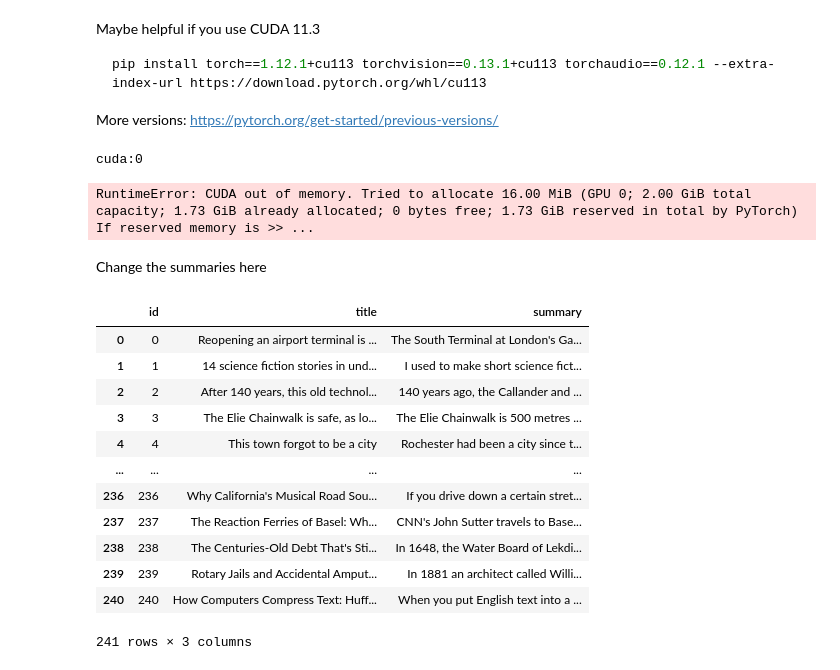
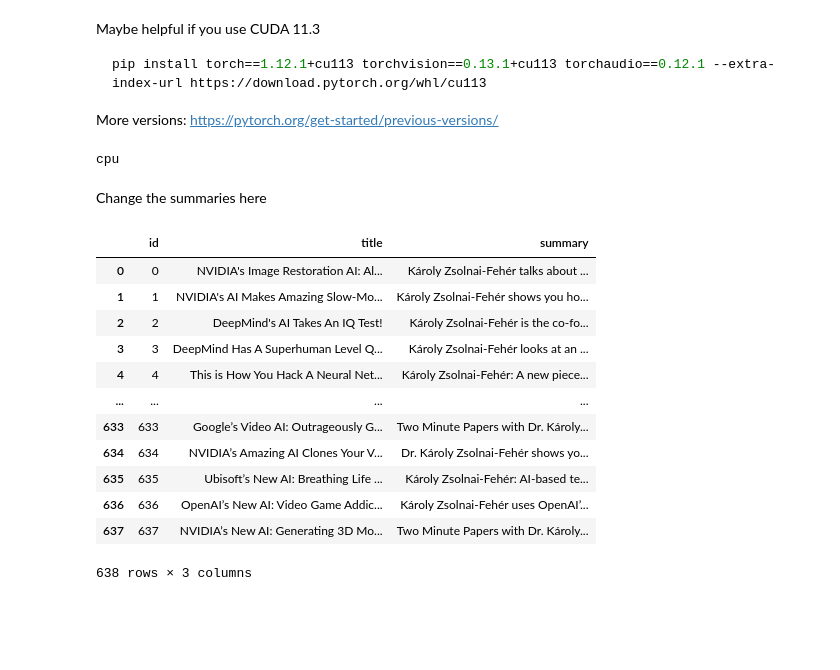
Before and after one commit to marvkosmai/devp-content-creaitor, a Jupyter notebook: notebooks/generate_titles_from_summaries.ipynb, the cells around one changed output. Drawn from its saved outputs; the diff is of its cells as text; code cells hidden in the pictures; blank space fills up the shorter version.

```diff
--- a/notebooks/generate_titles_from_summaries.ipynb
+++ b/notebooks/generate_titles_from_summaries.ipynb
@@ -15,31 +15,30 @@ pip install torch==1.12.1+cu113 torchvision==0.13.1+cu113 torchaudio==0.12.1 --e
 More versions: https://pytorch.org/get-started/previous-versions/
 # %%
 device = 'cpu'
-device = 'cuda:0' if torch.cuda.is_available() else 'cpu'
+# device = 'cuda:0' if torch.cuda.is_available() else 'cpu'
 print(device)
 model = model.to(device)
 # %% [output]
-cuda:0
+cpu
-RuntimeError: CUDA out of memory. Tried to allocate 16.00 MiB (GPU 0; 2.00 GiB total capacity; 1.73 GiB already allocated; 0 bytes free; 1.73 GiB reserved in total by PyTorch) If reserved memory is >> ...
 # %% [markdown]
 Change the summaries here
 # %%
-summaries = pd.read_csv('../data/datasets/summary_title_tom_scott/tom_scott_title_summary.csv')
+summaries = pd.read_csv('../data/datasets/summary_title_two_minute_papers/two_minute_papers_all_title_summary.csv')
 summaries
 # %% [output]
 |  | id | title | summary |
-| 0 | 0 | Reopening an airport terminal is ... | The South Terminal at London's Ga... |
-| 1 | 1 | 14 science fiction stories in und... | I used to make short science fict... |
-| 2 | 2 | After 140 years, this old technol... | 140 years ago, the Callander and ... |
-| 3 | 3 | The Elie Chainwalk is safe, as lo... | The Elie Chainwalk is 500 metres ... |
-| 4 | 4 | This town forgot to be a city | Rochester had been a city since t... |
+| 0 | 0 | NVIDIA's Image Restoration AI: Al... | Károly Zsolnai-Fehér talks about ... |
+| 1 | 1 | NVIDIA's AI Makes Amazing Slow-Mo... | Károly Zsolnai-Fehér shows you ho... |
+| 2 | 2 | DeepMind's AI Takes An IQ Test! | Károly Zsolnai-Fehér is the co-fo... |
+| 3 | 3 | DeepMind Has A Superhuman Level Q... | Károly Zsolnai-Fehér looks at an ... |
+| 4 | 4 | This is How You Hack A Neural Net... | Károly Zsolnai-Fehér: A new piece... |
 | ... | ... | ... | ... |
-| 236 | 236 | Why California's Musical Road Sou... | If you drive down a certain stret... |
-| 237 | 237 | The Reaction Ferries of Basel: Wh... | CNN's John Sutter travels to Base... |
-| 238 | 238 | The Centuries-Old Debt That's Sti... | In 1648, the Water Board of Lekdi... |
-| 239 | 239 | Rotary Jails and Accidental Amput... | In 1881 an architect called Willi... |
-| 240 | 240 | How Computers Compress Text: Huff... | When you put English text into a ... |
+| 633 | 633 | Google’s Video AI: Outrageously G... | Two Minute Papers with Dr. Károly... |
+| 634 | 634 | NVIDIA’s Amazing AI Clones Your V... | Dr. Károly Zsolnai-Fehér shows yo... |
+| 635 | 635 | Ubisoft’s New AI: Breathing Life ... | Károly Zsolnai-Fehér: AI-based te... |
+| 636 | 636 | OpenAI’s New AI: Video Game Addic... | Károly Zsolnai-Fehér uses OpenAI’... |
+| 637 | 637 | NVIDIA’s New AI: Generating 3D Mo... | Two Minute Papers with Dr. Károly... |
-241 rows × 3 columns
+638 rows × 3 columns
 # %%
 generated_titles = list()
 for _, row in tqdm(summaries.iterrows(), total=summaries.shape[0]):
```
Also changed, not shown: parts of 3 cells of this notebook, 9 other files.
